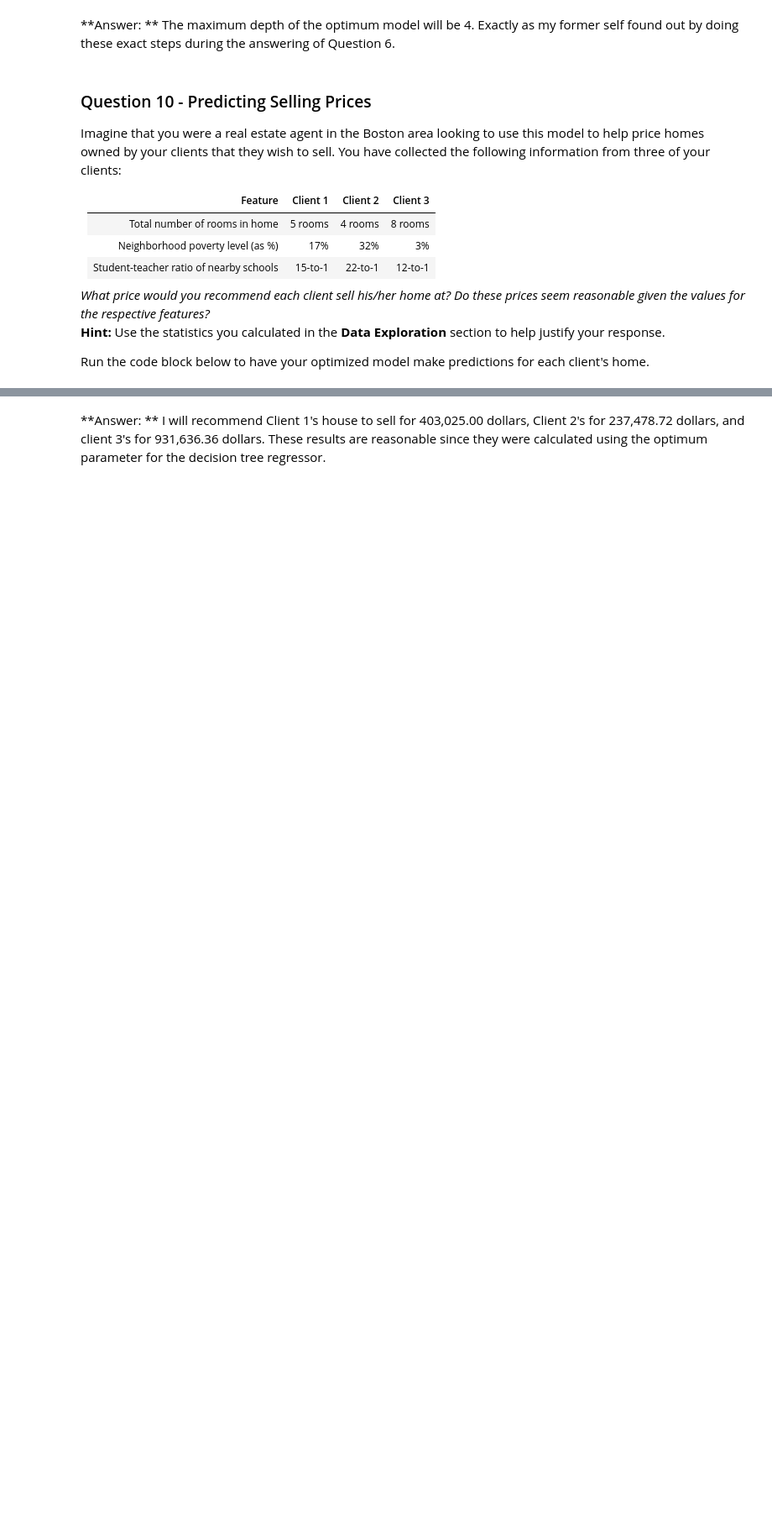
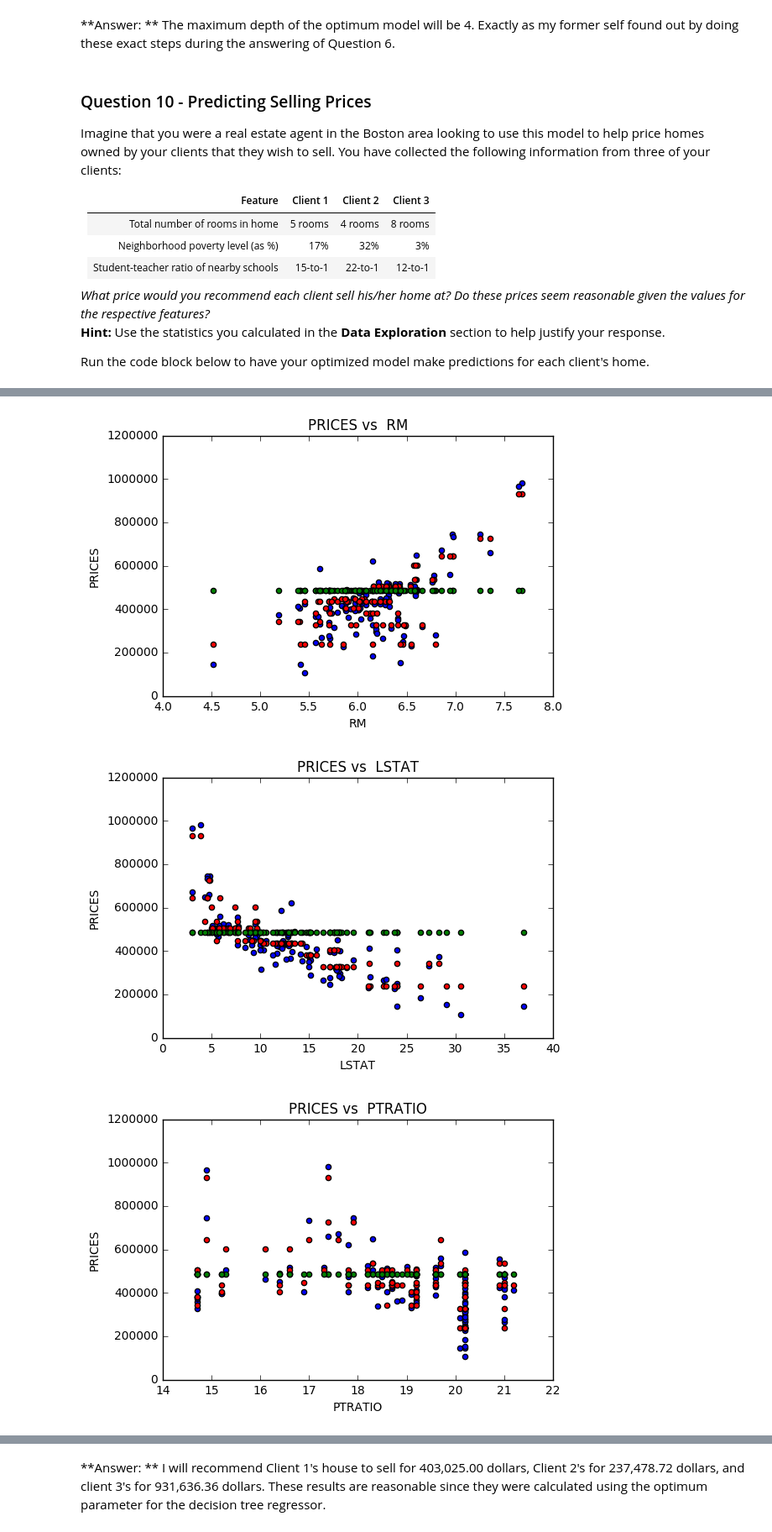
Before and after one commit to isamu-isozaki/Machine-Learning, a Jupyter notebook: Machine learning Nanodegree/boston_housing/boston_housing.ipynb, the cells around one changed output, grey strips where cells are left out. Shown at 84% size. Saved outputs shown, nothing was run; the diff lists cells and outputs as text; code cells hidden in the pictures; blank space fills up the shorter version.

```diff
--- a/Machine learning Nanodegree/boston_housing/boston_housing.ipynb
+++ b/Machine learning Nanodegree/boston_housing/boston_housing.ipynb
@@ -435,0 +597,36 @@ The predicted 5 nearest neighbors price for home 3 is: $897,120.00
+# %%
+for i,col in enumerate(features.columns):
+    fig, ax = plt.subplots()
+    ax.scatter(X_test[col], y_test)
+
+
+
+    ax.scatter( X_test[col], reg.predict(X_test), c = 'red')
+    ax.scatter( X_test[col], optimum_reg.predict(X_test), c = 'green')
+
+
+
+    plt.title('PRICES vs  '+ str(col)) # title here
+    plt.xlabel(col) # label here
+    plt.ylabel('PRICES') # label here
+
+# As is inferensable from this graph it appears as though the red dots, the decision tree estimator gives a better estimate for a given point
+# than that of the SVR estimator, lets look at it from the training set
+for i,col in enumerate(features.columns):
+    fig, ax = plt.subplots()
+    ax.scatter(X_train[col], y_train)
+
+
+
+    ax.scatter( X_train[col], reg.predict(X_train), c = 'red')
+    ax.scatter( X_train[col], optimum_reg.predict(X_train), c = 'green')
+
+
+
+    plt.title('PRICES vs  '+ str(col)) # title here
+    plt.xlabel(col) # label here
+    plt.ylabel('PRICES') # label here
+# %% [output]
+[figure, added]
+[figure, added]
+[figure, added]
```
Also changed, not shown: parts of 19 cells of this notebook, 2 other files.
